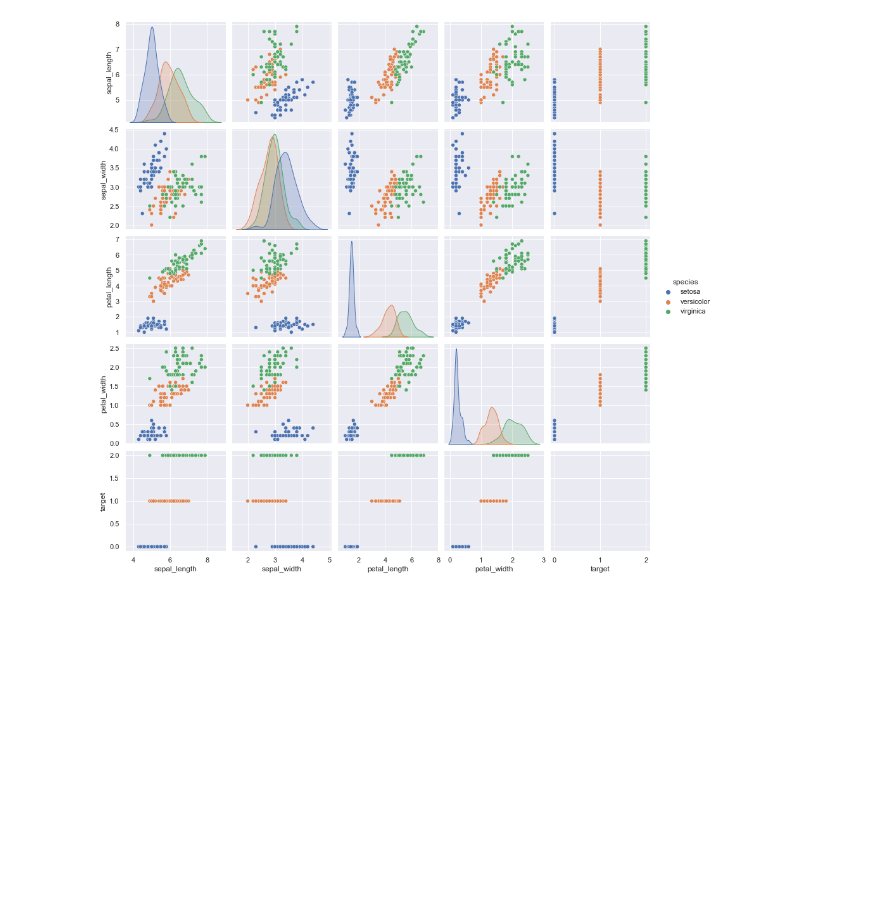
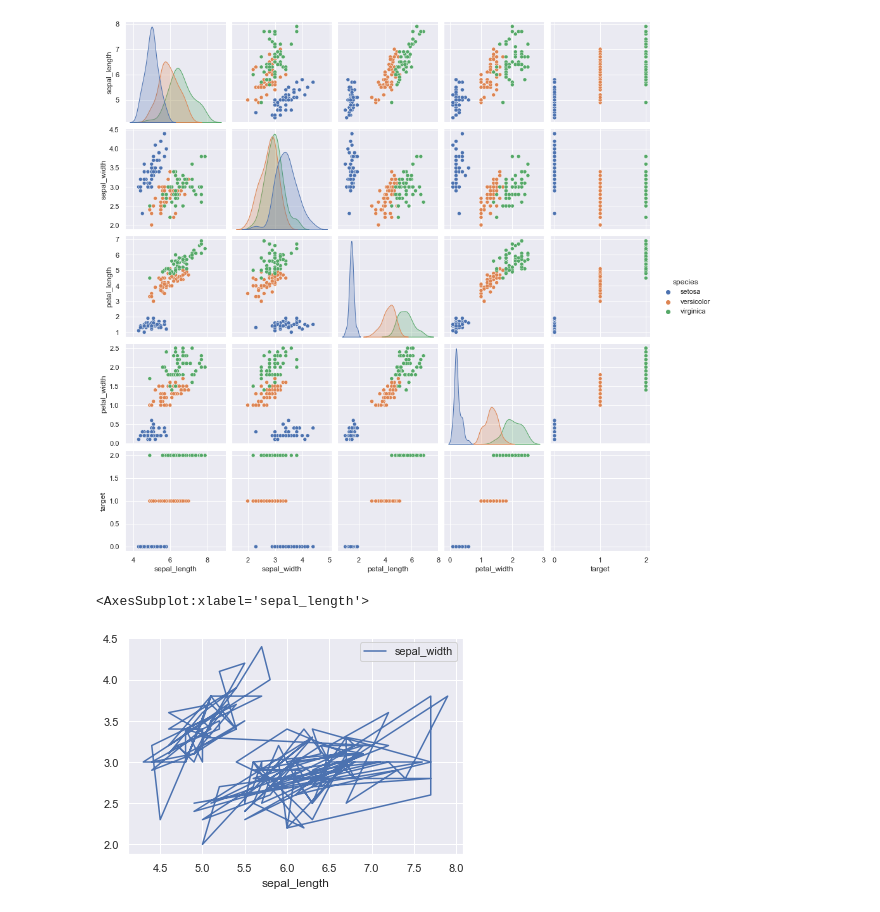
Before and after one commit to RandyRDavila/Data_Science_and_Machine_Learning_Spring_2022, a Jupyter notebook: Lecture_2/Python_Part_9_Pandas.ipynb, the cells around one changed output. Saved outputs shown, nothing was run; the diff lists cells and outputs as text; code cells hidden in the pictures; blank space fills up the shorter version.

```diff
--- a/Lecture_2/Python_Part_9_Pandas.ipynb
+++ b/Lecture_2/Python_Part_9_Pandas.ipynb
@@ -31,7 +31,7 @@ import matplotlib.pyplot as plt # import matplotlib.pyplot for plotting
 import numpy as np # import numpy for numerical operations
 import pandas as pd # import pandas!
 
-iris = pd.read_csv("Datasets/iris_dataset.csv") # Currently on a MacOS or Linux System
+iris = pd.read_csv("https://raw.githubusercontent.com/RandyRDavila/Data_Science_and_Machine_Learning_Spring_2022/main/Lecture_2/Datasets/iris_dataset.csv") # Currently on a MacOS or Linux System
 print(f"{type(iris) = }")
 # %% [output]
 type(iris) = <class 'pandas.core.frame.DataFrame'>
@@ -524,3 +510,8 @@ sns.pairplot(iris, hue  = "species")
 # %% [output]
 <seaborn.axisgrid.PairGrid at 0x...>
 [figure]
+# %%
+iris.plot(x = "sepal_length", y = "sepal_width")
+# %% [output]
+<AxesSubplot:xlabel='sepal_length'>
+[figure, added]
```
Also changed, not shown: parts of 2 cells of this notebook, 16 other files.
